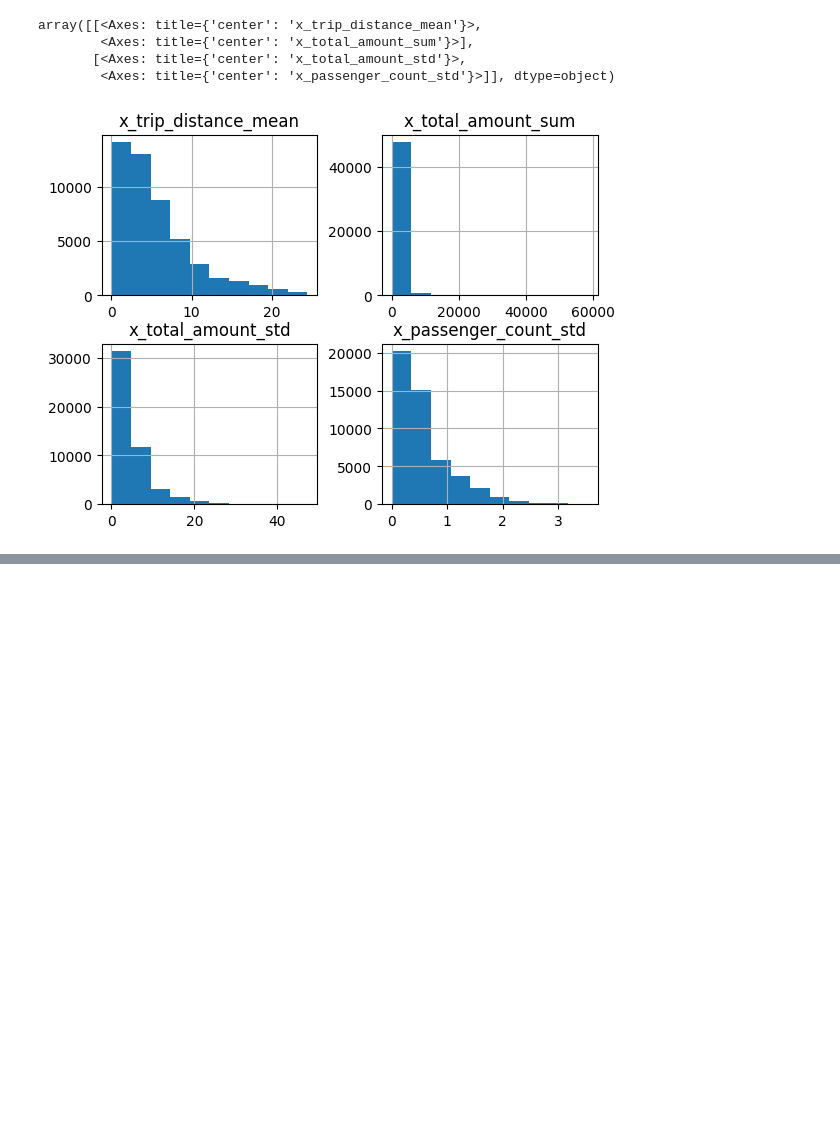
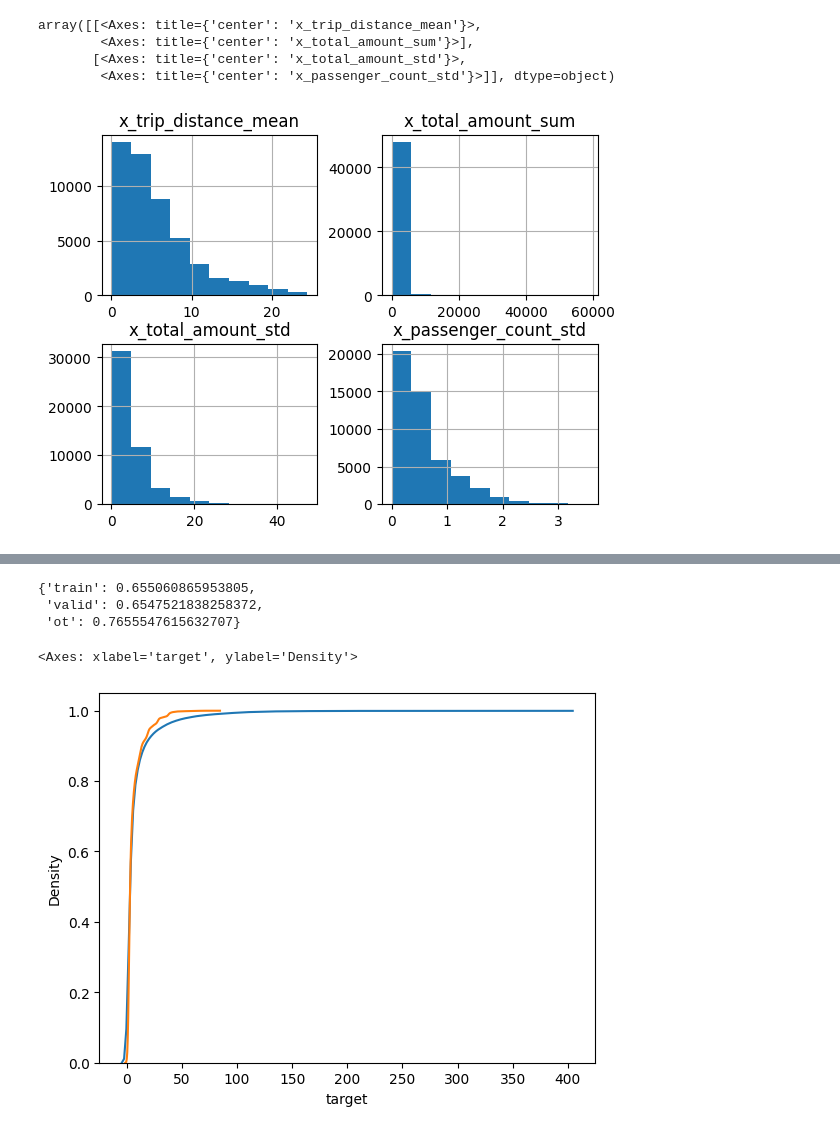
Before and after one commit to JGFuentesC/tsc_2024_1, a Jupyter notebook: practicas/ML para regresión.ipynb, the cells around one changed output, grey strips where cells are left out. Cells and saved outputs as stored; diff of their text form; code cells hidden in the pictures; blank space fills up the shorter version.

```diff
--- a/practicas/ML para regresión.ipynb
+++ b/practicas/ML para regresión.ipynb
@@ -319,0 +355,10 @@ array([[<Axes: title={'center': 'x_trip_distance_mean'}>,
+# %%
+ann = MLPRegressor()
+hp = {'hidden_layer_sizes':[(a,b,) for a in range(2,9)   for b in range(2,9)],
+'activation':['relu','tanh','logistic']
+}
+grid = GridSearchCV(ann,param_grid=hp,cv=5,scoring='neg_mean_absolute_percentage_error',n_jobs=-1)
+grid.fit(X,y)
+ann = grid.best_estimator_
+print(grid.best_params_,grid.best_score_)
+mean_absolute_percentage_error(scy.inverse_transform(y).reshape(-1, 1) ,scy.inverse_transform(ann.predict(X).reshape(-1, 1)))
@@ -319,0 +369,8 @@ array([[<Axes: title={'center': 'x_trip_distance_mean'}>,
+# %%
+rf = RandomForestRegressor()
+hp = {'n_estimators':range(2,20), 'max_depth':range(2,7)}
+grid = GridSearchCV(rf,param_grid=hp,cv=5,scoring='neg_mean_absolute_percentage_error',n_jobs=-1)
+grid.fit(X,y)
+rf = grid.best_estimator_
+print(grid.best_params_,grid.best_score_)
+mean_absolute_percentage_error(scy.inverse_transform(y).reshape(-1, 1) ,scy.inverse_transform(rf.predict(X).reshape(-1, 1)))
@@ -319,0 +385,2 @@ array([[<Axes: title={'center': 'x_trip_distance_mean'}>,
+# %%
+im.fit(train[mc])
@@ -319,0 +389,4 @@ array([[<Axes: title={'center': 'x_trip_distance_mean'}>,
+# %%
+train['y^'] = scy.inverse_transform(rf.predict(scx.transform(im.transform(train[mc]))).reshape(-1,1))
+valid['y^'] = scy.inverse_transform(rf.predict(scx.transform(im.transform(valid[mc]))).reshape(-1,1))
+ot['y^'] = scy.inverse_transform(rf.predict(scx.transform(im.transform(ot[mc]))).reshape(-1,1))
@@ -319,0 +401,17 @@ array([[<Axes: title={'center': 'x_trip_distance_mean'}>,
+# %%
+{'train': mean_absolute_percentage_error(train['target'],train['y^']),
+'valid': mean_absolute_percentage_error(valid['target'],valid['y^']),
+'ot': mean_absolute_percentage_error(ot['target'],ot['y^'])}
+# %% [output]
+{'train': 0.655060865953805,
+ 'valid': 0.6547521838258372,
+ 'ot': 0.7655547615632707}
+# %%
+for v,li,ls in train[mc].describe(percentiles=[0.01,0.05,0.95,0.99]).T[['1%','99%']].reset_index().values:
+    train = train[(train[v]>=li)&(train[v]<=ls)].reset_index(drop=True)
+
+sns.kdeplot(train['target'],label='real',cumulative=True)
+sns.kdeplot(train['y^'],label='pred',cumulative=True)
+# %% [output]
+<Axes: xlabel='target', ylabel='Density'>
+[figure, added]
```
Also changed, not shown: parts of 37 cells of this notebook, 1 other file.
